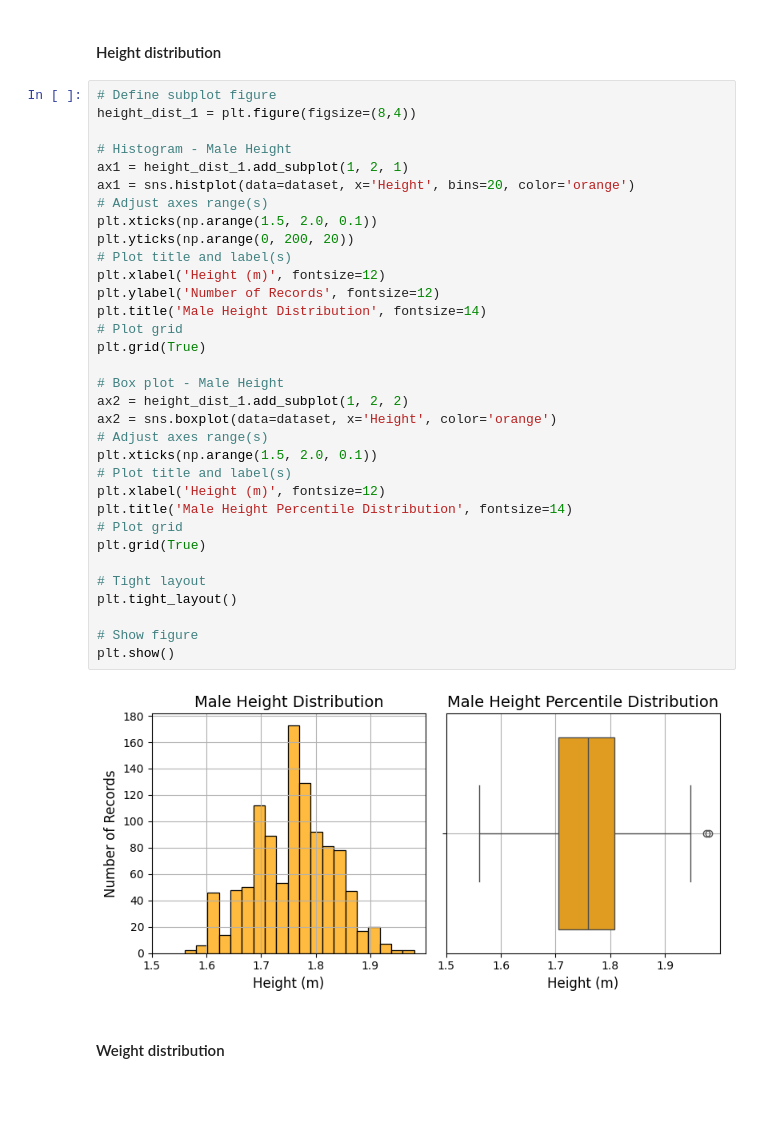
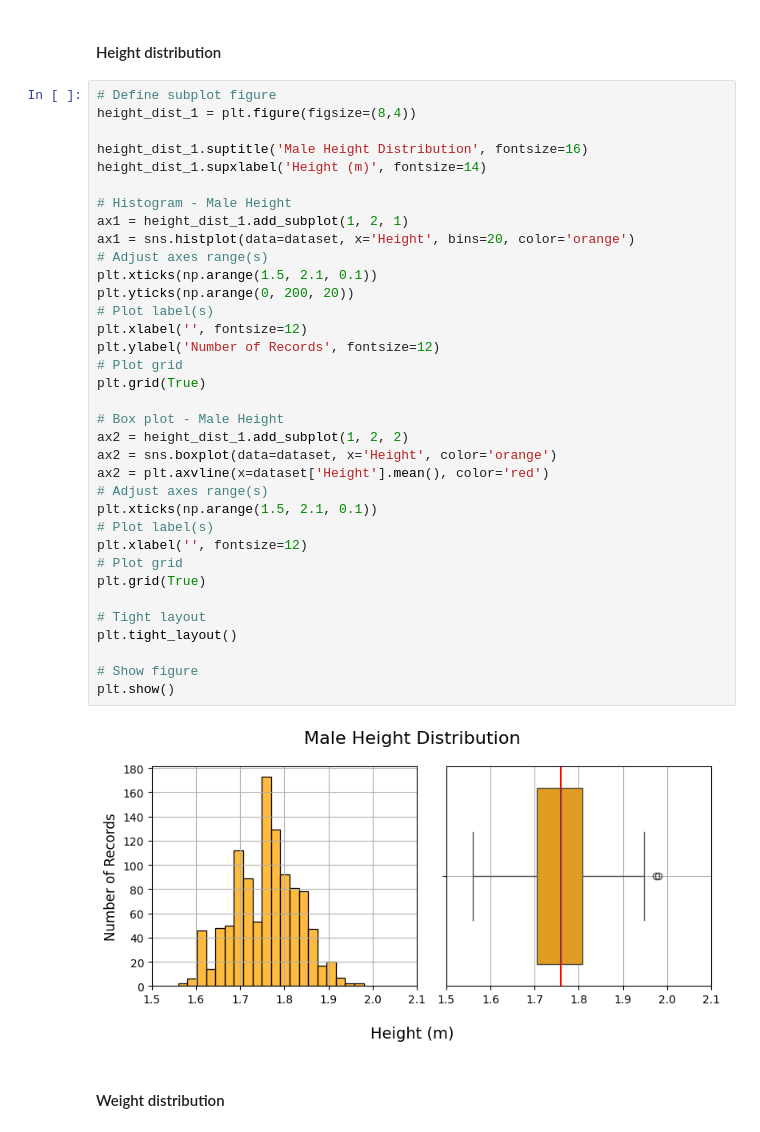
Before and after one commit to MarkLee7925/Obesity-Level-Estimation, a Jupyter notebook: Male/EstObesity_Male.ipynb, the cells around one changed output. Saved outputs shown, nothing was run; the diff lists cells and outputs as text; blank space fills up the shorter version.

```diff
--- a/Male/EstObesity_Male.ipynb
+++ b/Male/EstObesity_Male.ipynb
@@ -220,38 +261,40 @@ plt.show()
 # %%
 # Define subplot figure
 height_dist_1 = plt.figure(figsize=(8,4))
+
+height_dist_1.suptitle('Male Height Distribution', fontsize=16)
+height_dist_1.supxlabel('Height (m)', fontsize=14)
 
 # Histogram - Male Height
 ax1 = height_dist_1.add_subplot(1, 2, 1)
 ax1 = sns.histplot(data=dataset, x='Height', bins=20, color='orange')
 # Adjust axes range(s)
-plt.xticks(np.arange(1.5, 2.0, 0.1))
+plt.xticks(np.arange(1.5, 2.1, 0.1))
 plt.yticks(np.arange(0, 200, 20))
-# Plot title and label(s)
-plt.xlabel('Height (m)', fontsize=12)
+# Plot label(s)
+plt.xlabel('', fontsize=12)
 plt.ylabel('Number of Records', fontsize=12)
-plt.title('Male Height Distribution', fontsize=14)
 # Plot grid
 plt.grid(True)
 
 # Box plot - Male Height
 ax2 = height_dist_1.add_subplot(1, 2, 2)
 ax2 = sns.boxplot(data=dataset, x='Height', color='orange')
+ax2 = plt.axvline(x=dataset['Height'].mean(), color='red')
 # Adjust axes range(s)
-plt.xticks(np.arange(1.5, 2.0, 0.1))
-# Plot title and label(s)
-plt.xlabel('Height (m)', fontsize=12)
-plt.title('Male Height Percentile Distribution', fontsize=14)
+plt.xticks(np.arange(1.5, 2.1, 0.1))
+# Plot label(s)
+plt.xlabel('', fontsize=12)
 # Plot grid
 plt.grid(True)
 
 # Tight layout
 plt.tight_layout()
 
 # Show figure
 plt.show()
 # %% [output]
-[figure, old version]
+[figure, new version]
 # %% [markdown]
 #### Weight distribution
 # %%
```
Also changed, not shown: parts of 22 cells of this notebook.
